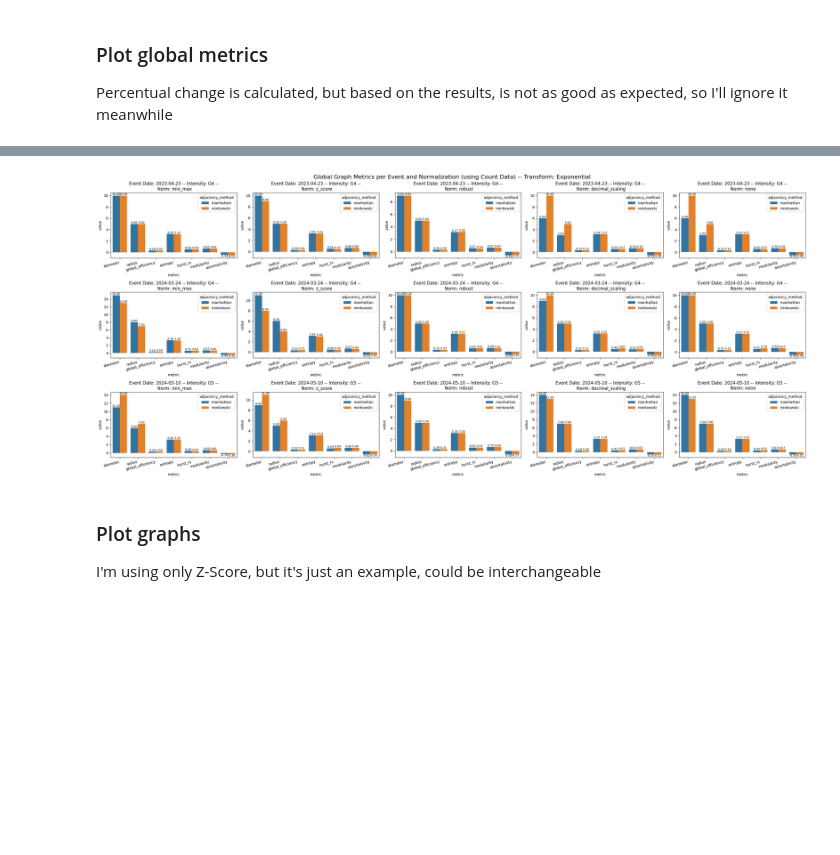
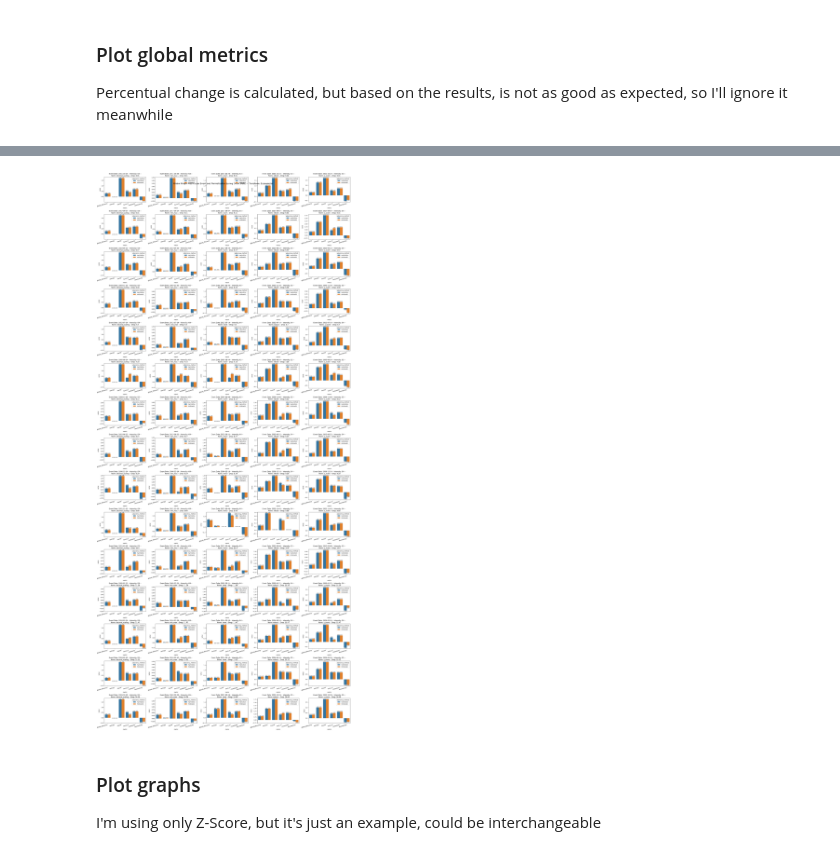
Before and after one commit to dosquisd/NMDB-FD-PredictorWithGraphs, a Jupyter notebook: notebooks/002_calc_some_stats.ipynb, the cells around one changed output, grey strips where cells are left out. Cells and saved outputs as stored; diff of their text form; code cells hidden in the pictures; blank space fills up the shorter version.

Commit message:
feat: integrate the new data to calc and plot, calc new metrics and stats

```diff
--- a/notebooks/002_calc_some_stats.ipynb
+++ b/notebooks/002_calc_some_stats.ipynb
@@ -45,6 +43,8 @@ def invalid_stations(station_df: pd.DataFrame, use_threshold: bool) -> List[str]
 
     return invalid_stations
 # %%
+events = load_events()
+
 # Fill data preprocessing
 for event_name, data in events.items():
     df = data["raw"]
@@ -58,7 +58,7 @@ for event_name, data in events.items():
     df.loc[:, :] = imputer.fit_transform(df)
 
     # Resample to 2-minute intervals using median
-    events[event_name]["raw"] = df.resample("2min").median()
+    events[event_name]["raw"] = df.resample("5min").median()
 
     print(f"Event {event_name}: Dropped stations {stations_to_drop}")
 # %% [output]
@@ -216,31 +385,40 @@ def plot_global_metrics_result(
             ax.set_title(
                 (
                     f"Event Date: {event_date} -- Intensity: {intensity} --"
-                    f"\n Norm: {norm_method}"
+                    f"\n Norm: {norm_method} -- Drop: {plot_data['drop'].values[0]}"
                 )
             )
             ax.set_xticks(ax.get_xticks())
             ax.set_xticklabels(ax.get_xticklabels(), rotation=15, ha="right")
 
+    fig.tight_layout()
     if fig_title:
         fig.suptitle(fig_title, fontsize=16)
 
-    fig.tight_layout()
     plt.show()
 # %%
 transform_method = DistanceTransformation.EXPONENTIAL
 dataset_df, dataset = calc_graph_metrics(events, transform_method=transform_method)
 
 metrics_columns = [
-    "diameter",
-    "radius",
+    # "diameter",
+    # "radius",
     "global_efficiency",
     "entropy",
+    "fractal",
     "hurst_rs",
     "modularity",
     "assortativity",
 ]
-id_vars = ["event_date", "intensity", "adjacency_method", "normalization", "data_label"]
+id_vars = [
+    "event_date",
+    "intensity",
+    "drop",
+    "dst",
+    "adjacency_method",
+    "normalization",
+    "data_label",
+]
 
 dataset_copy_df = pd.DataFrame(dataset).drop(columns=["graph"])
 plot_dataset_df = dataset_copy_df.melt(
@@ -252,13 +450,17 @@ plot_dataset_df = dataset_copy_df.melt(
 # %%
 plot_global_metrics_result(
-    plot_dataset_df[plot_dataset_df["data_label"] == "normal"],
-    fig_title=(
-        "Global Graph Metrics per Event and Normalization (using Count Data) -- "
-        f"Transform: {transform_method.value.title()}"
-    ),
+    plot_dataset_df[
+        (plot_dataset_df["data_label"] == "normal")
+        & ~(plot_dataset_df["intensity"].isna())
+        & (plot_dataset_df["intensity"] != "Unknown")
+    ].sort_values(by=["drop", "intensity", "normalization"]),
+    # fig_title=(
+    #     "Global Graph Metrics per Event and Normalization (using Count Data) -- "
+    #     f"Transform: {transform_method.value.title()}"
+    # ),
 )
 # %% [output]
-[figure, old version]
+[figure, new version]
 # %% [markdown]
 ### Plot graphs
 
```
Also changed, not shown: parts of 10 cells of this notebook, 1 other file.
